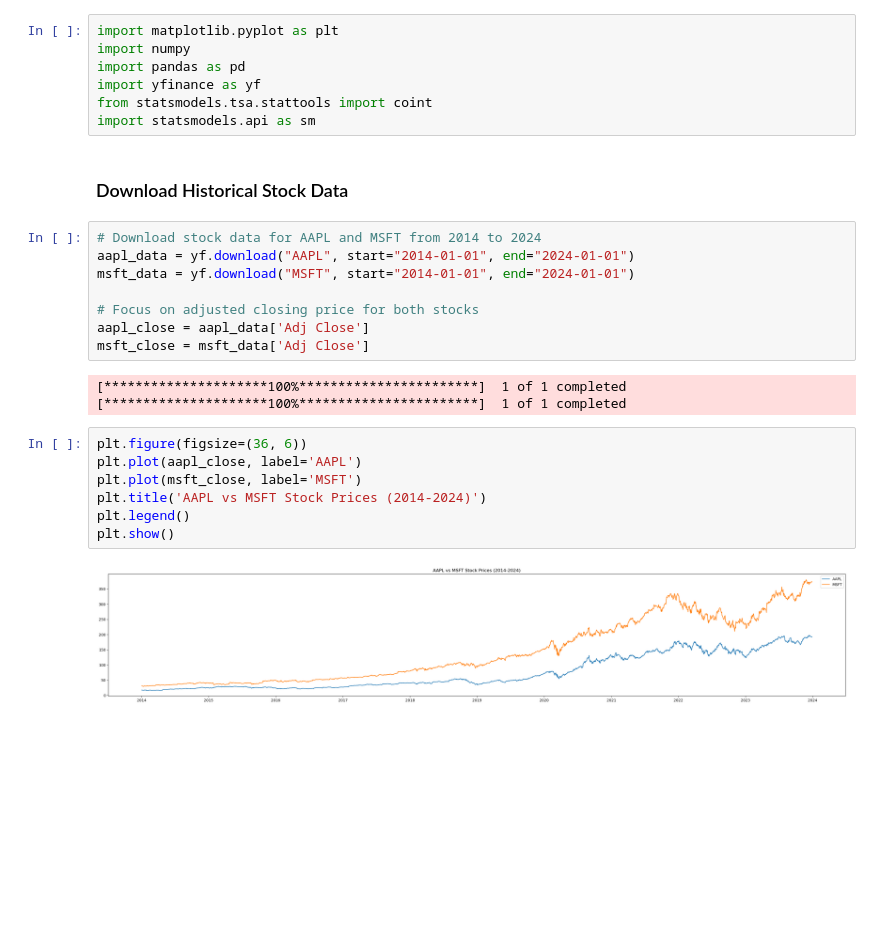
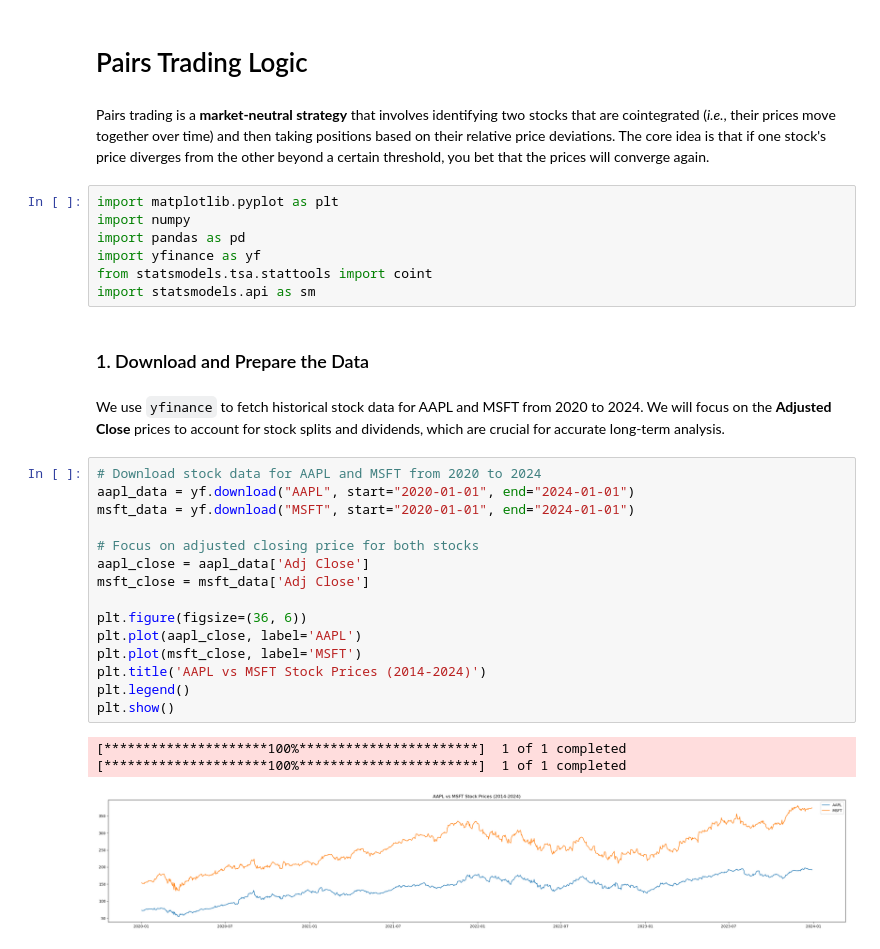
Before and after one commit to loyiwen/PairsTradingBot, a Jupyter notebook: pairs_trading_logic.ipynb, the cells around one changed output. Cells and saved outputs as stored; diff of their text form; blank space fills up the shorter version.

```diff
--- a/pairs_trading_logic.ipynb
+++ b/pairs_trading_logic.ipynb
@@ -1,3 +1,7 @@
+# %% [markdown]
+# Pairs Trading Logic
+# %% [markdown]
+Pairs trading is a **market-neutral strategy** that involves identifying two stocks that are cointegrated (*i.e.*, their prices move together over time) and then taking positions based on their relative price deviations. The core idea is that if one stock's price diverges from the other beyond a certain threshold, you bet that the prices will converge again.
 # %%
 import matplotlib.pyplot as plt
 import numpy
@@ -6,25 +10,26 @@ import yfinance as yf
 from statsmodels.tsa.stattools import coint
 import statsmodels.api as sm
 # %% [markdown]
-### Download Historical Stock Data
+### 1. Download and Prepare the Data
+# %% [markdown]
+We use `yfinance` to fetch historical stock data for AAPL and MSFT from 2020 to 2024. We will focus on the **Adjusted Close** prices to account for stock splits and dividends, which are crucial for accurate long-term analysis.
 # %%
-# Download stock data for AAPL and MSFT from 2014 to 2024
-aapl_data = yf.download("AAPL", start="2014-01-01", end="2024-01-01")
-msft_data = yf.download("MSFT", start="2014-01-01", end="2024-01-01")
+# Download stock data for AAPL and MSFT from 2020 to 2024
+aapl_data = yf.download("AAPL", start="2020-01-01", end="2024-01-01")
+msft_data = yf.download("MSFT", start="2020-01-01", end="2024-01-01")
 
 # Focus on adjusted closing price for both stocks
 aapl_close = aapl_data['Adj Close']
 msft_close = msft_data['Adj Close']
+
+plt.figure(figsize=(36, 6))
+plt.plot(aapl_close, label='AAPL')
+plt.plot(msft_close, label='MSFT')
+plt.title('AAPL vs MSFT Stock Prices (2014-2024)')
+plt.legend()
+plt.show()
 # %% [output]
 [*********************100%***********************]  1 of 1 completed
 [*********************100%***********************]  1 of 1 completed
+[figure, added]
-# %%
-plt.figure(figsize=(36, 6))
-plt.plot(aapl_close, label='AAPL')
-plt.plot(msft_close, label='MSFT')
-plt.title('AAPL vs MSFT Stock Prices (2014-2024)')
-plt.legend()
-plt.show()
-# %% [output]
-[figure, removed]
 # %% [markdown]
```
Also changed, not shown: parts of 19 cells of this notebook.
